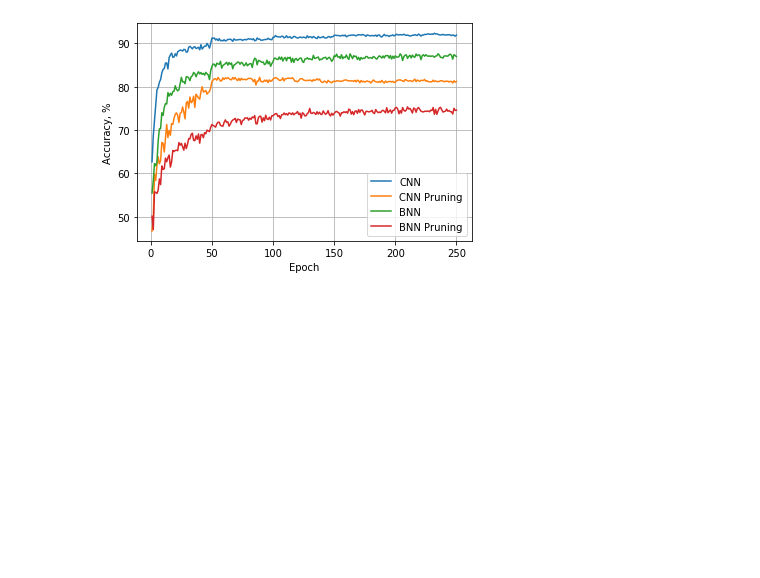
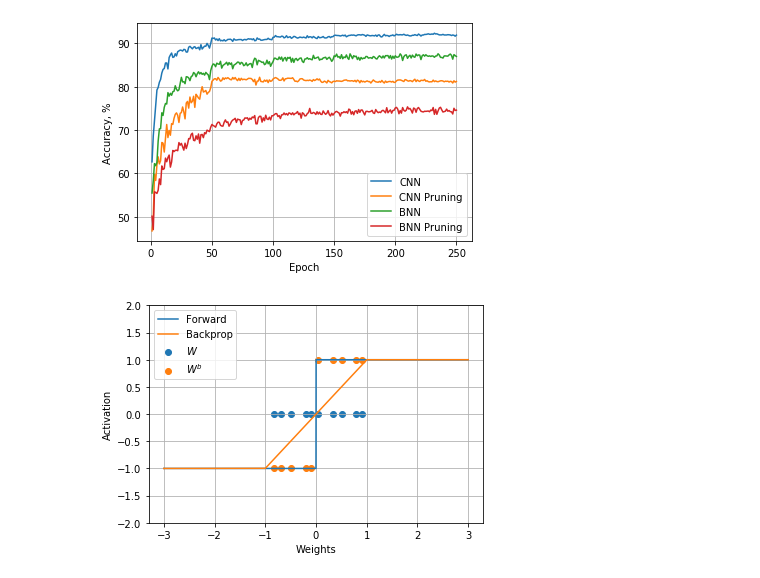
Before and after one commit to vladimirshadymov/bnn, a Jupyter notebook: Semi-report.ipynb, the cells around one changed output. Saved outputs shown, nothing was run; the diff lists cells and outputs as text; code cells hidden in the pictures; blank space fills up the shorter version.

```diff
--- a/Semi-report.ipynb
+++ b/Semi-report.ipynb
@@ -39,3 +39,25 @@ plt.ylabel("Accuracy, %")
 plt.savefig("cifar10_plot.png", dpi=300, transparent=True)
 # %% [output]
 [figure]
+# %%
+def hard_tanh(x):
+    arr = []
+    for elem in x:
+        if np.abs(elem)>1: arr.append(np.sign(elem))
+        else: arr.append(elem)
+    return arr
+# %%
+x_value = np.linspace(-3, 3, 100000)
+x_dots = np.random.rand(10)*2-1.
+plt.plot(x_value, np.sign(x_value), label=r'Forward')
+plt.plot(x_value, hard_tanh(x_value), label=r"Backprop")
+plt.grid(True)
+plt.ylim(-2, 2)
+plt.scatter(x_dots, np.zeros_like(x_dots), label=r'$W$')
+plt.scatter(x_dots, np.sign(x_dots), label=r'$W^b$')
+plt.legend(loc='best')
+plt.xlabel('Weights')
+plt.ylabel("Activation")
+plt.savefig("activation.png", dpi=300, transparent=True)
+# %% [output]
+[figure, added]
```
Also changed, not shown: 5 other files.
